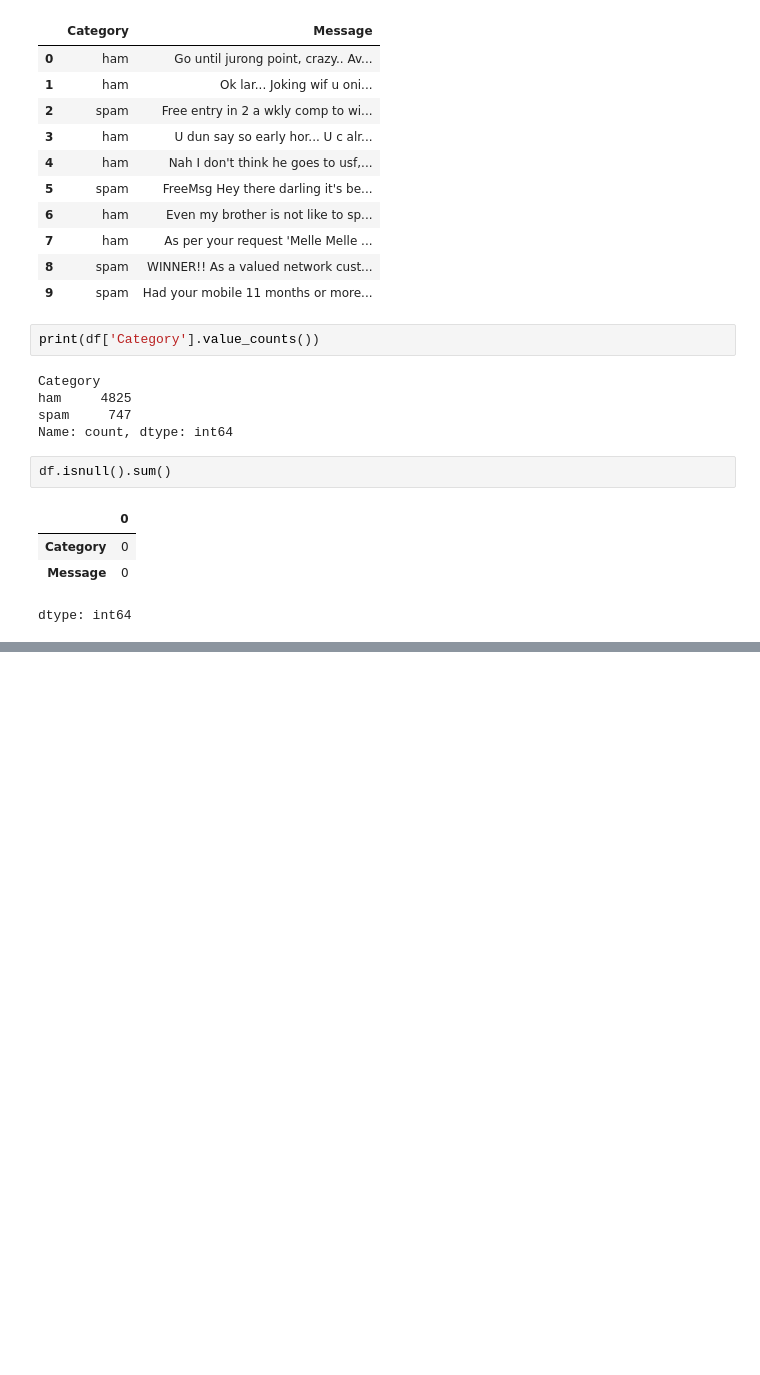
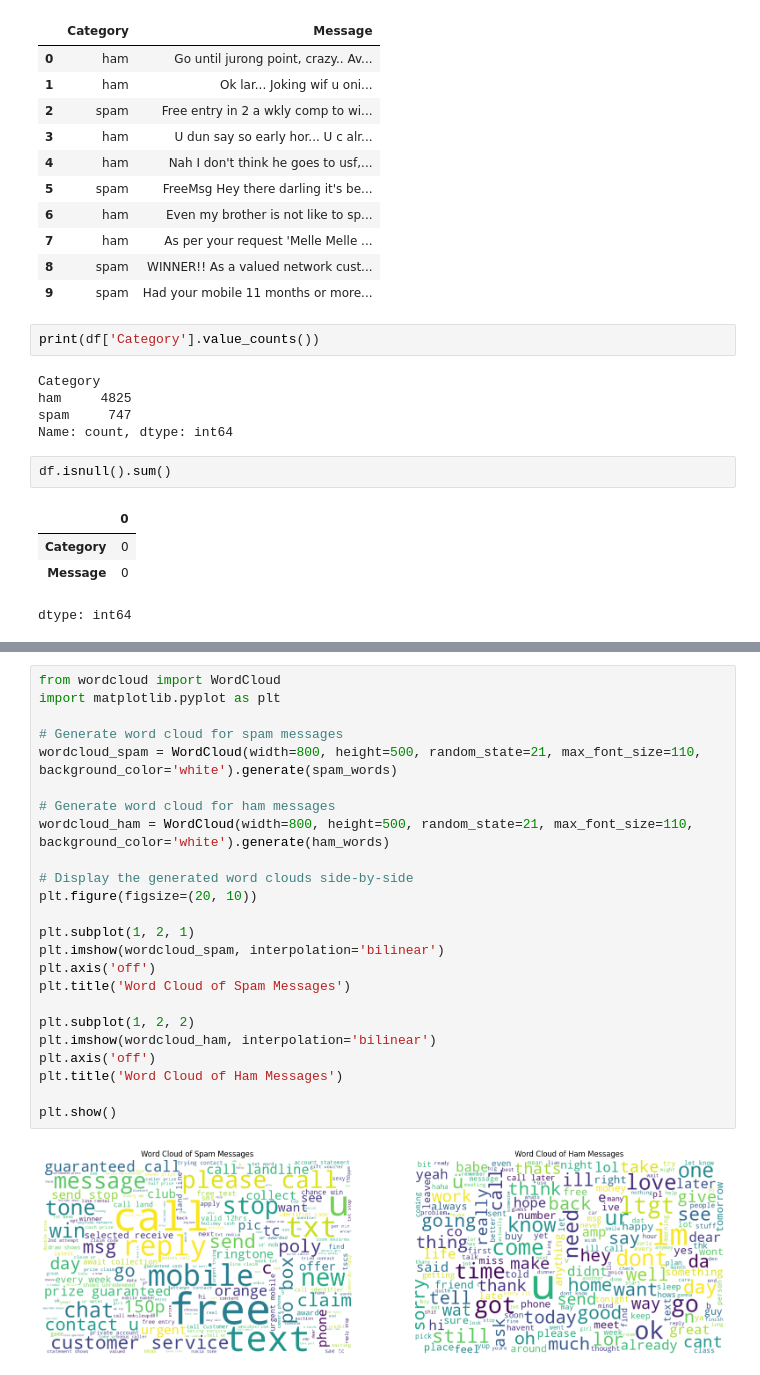
Before and after one commit to ajmainrahman/semi-supervised-learning-project, a Jupyter notebook: SpamvsNon_spamdetection.ipynb, the cells around one changed output, grey strips where cells are left out. Drawn from its saved outputs; the diff is of its cells as text; blank space fills up the shorter version.

```diff
--- a/SpamvsNon_spamdetection.ipynb
+++ b/SpamvsNon_spamdetection.ipynb
@@ -54,0 +237,26 @@ dtype: int64
+# %%
+from wordcloud import WordCloud
+import matplotlib.pyplot as plt
+
+# Generate word cloud for spam messages
+wordcloud_spam = WordCloud(width=800, height=500, random_state=21, max_font_size=110, background_color='white').generate(spam_words)
+
+# Generate word cloud for ham messages
+wordcloud_ham = WordCloud(width=800, height=500, random_state=21, max_font_size=110, background_color='white').generate(ham_words)
+
+# Display the generated word clouds side-by-side
+plt.figure(figsize=(20, 10))
+
+plt.subplot(1, 2, 1)
+plt.imshow(wordcloud_spam, interpolation='bilinear')
+plt.axis('off')
+plt.title('Word Cloud of Spam Messages')
+
+plt.subplot(1, 2, 2)
+plt.imshow(wordcloud_ham, interpolation='bilinear')
+plt.axis('off')
+plt.title('Word Cloud of Ham Messages')
+
+plt.show()
+# %% [output]
+[figure, added]
```
Also changed, not shown: parts of 23 cells of this notebook.
